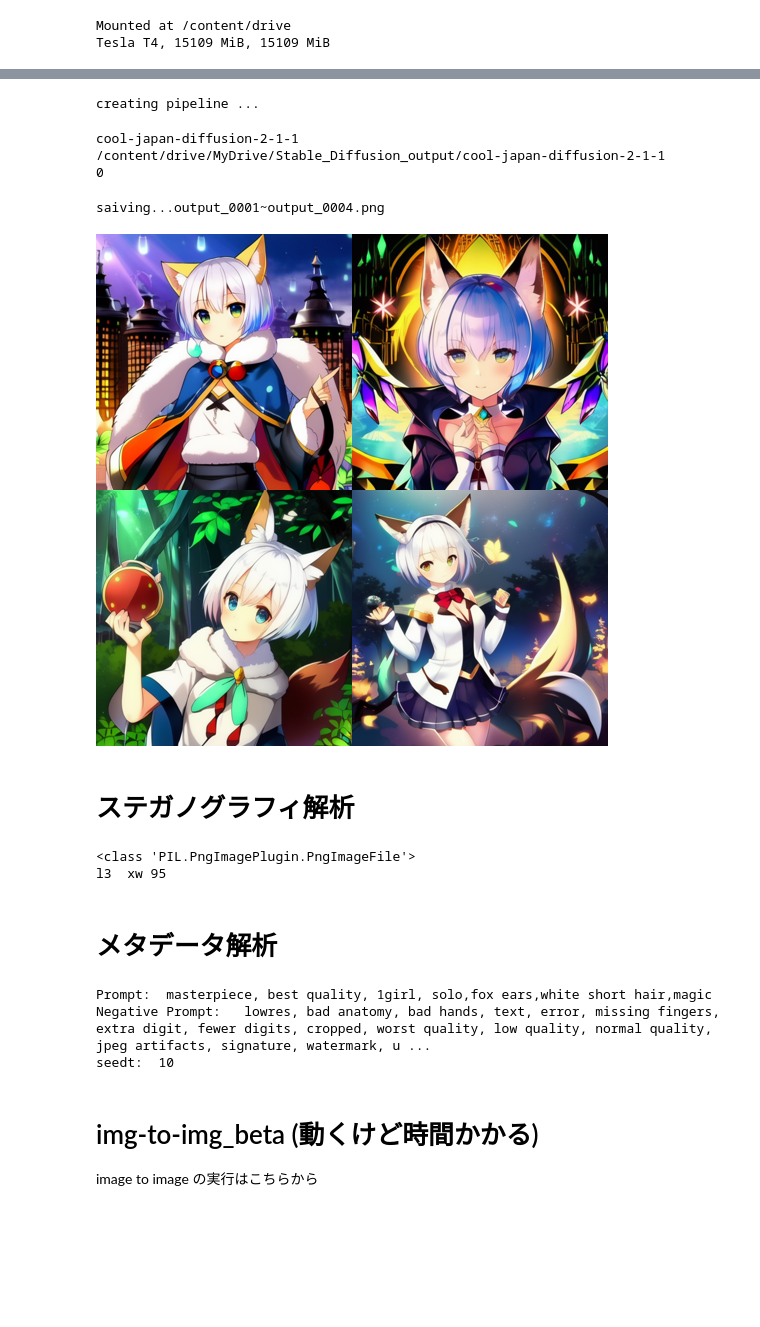
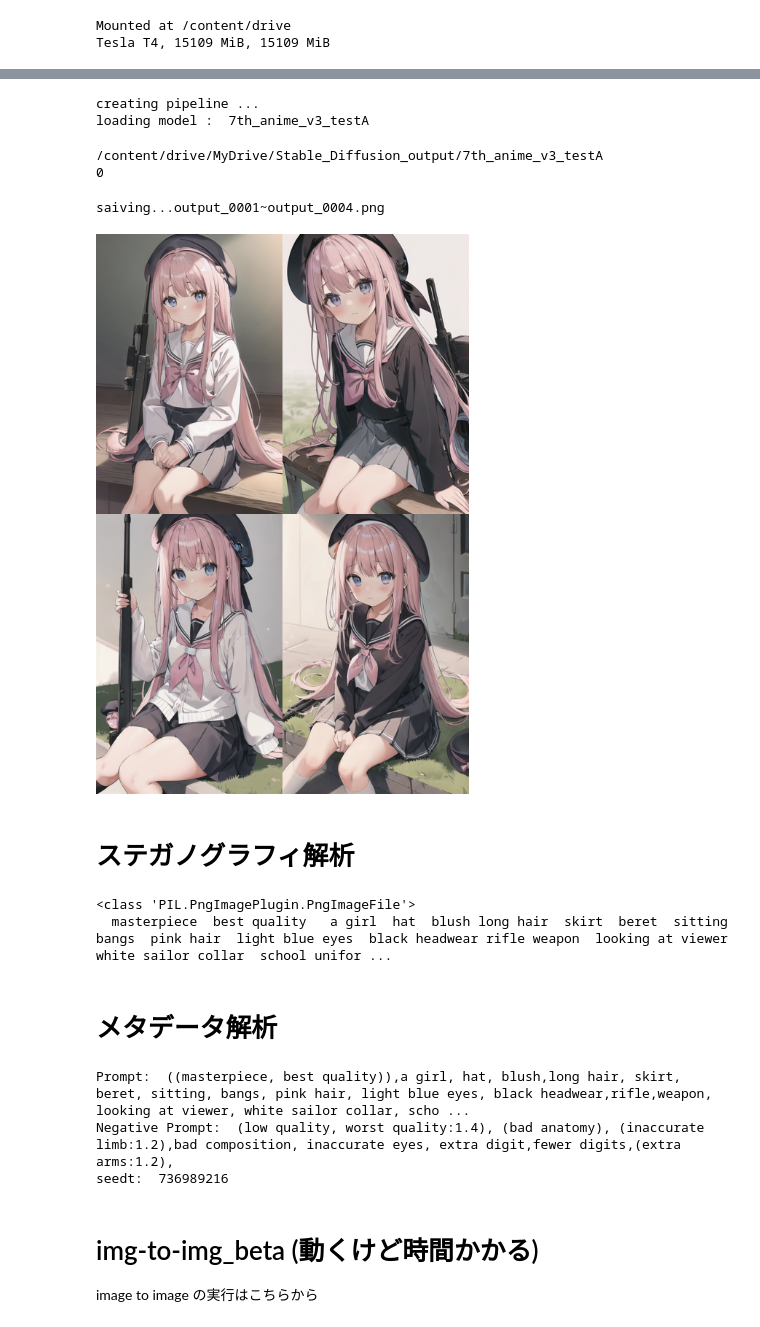
Before and after one commit to teftef6220/Stable_Diffusion_in_Colab, a Jupyter notebook: Stable_diffusion_in_colab.ipynb, the cells around one changed output, grey strips where cells are left out. Cells and saved outputs as stored; diff of their text form; code cells hidden in the pictures; blank space fills up the shorter version.

```diff
--- a/Stable_diffusion_in_colab.ipynb
+++ b/Stable_diffusion_in_colab.ipynb
@@ -51,7 +55,7 @@ Successfully installed accelerate-0.15.0 diffusers-0.12.0.dev0 huggingface-hub-0
 # %%
 #@title  モデル選択 (モデルを変更するときはここ以下を実行してください)
 #@markdown モデル選択
-model_name= "cool-japan-diffusion-2-1-1" #@param ["Stable Diffusion V1.5","Stable Diffusion V2.1","ACertainModel","Waifu Diffusion 1.4","Trinart Stable Diffusion V2","trinart_characters_19.2m_stable_diffusion_v1","Mitua Diffusion","Cyberpunk-Anime","Inkpunk-Diffusion","Van-Gogh-diffusion","cool-japan-diffusion-2-1-0-beta","cool-japan-diffusion-2-1-0","cool-japan-diffusion-for-learning-2-0","cool-japan-diffusion-2-1-1-beta","cool-japan-diffusion-2-1-1","22h/vintedois-diffusion","dreamlike-diffusion-1.0","dreamlike-photoreal-2.0","linkedin-diffusion","openjourney-v1","openjourney-v2","timeless-diffusion","Protogen_x3.4_Official_Release","Evt_V4-preview"] {allow-input: false}
+model_name= "7th_anime_v3_testA" #@param ["Stable Diffusion V1.5","Stable Diffusion V2.1","ACertainModel","Waifu Diffusion 1.4","Trinart Stable Diffusion V2","trinart_characters_19.2m_stable_diffusion_v1","Mitua Diffusion","Cyberpunk-Anime","Inkpunk-Diffusion","Van-Gogh-diffusion","cool-japan-diffusion-2-1-1","22h/vintedois-diffusion","dreamlike-diffusion-1.0","dreamlike-photoreal-2.0","linkedin-diffusion","openjourney-v1","openjourney-v2","timeless-diffusion","Protogen_x3.4_Official_Release","Evt_V4-preview","fantassified_icons","kawaiinimal-icons","halloween_diffusion","Counterfeit-V2.0","7th_anime_v3_testA"] {allow-input: false}
 # model_id = "gsdf/counterfeit-v1.0" unet 実装待ち
 # model_id = "RuminationDiffusion":"JosephusCheung/RuminationDiffusion"
 
@@ -66,10 +70,6 @@ model_dict={"Stable Diffusion V1.5":"runwayml/stable-diffusion-v1-5",
             "Cyberpunk-Anime":"DGSpitzer/Cyberpunk-Anime-Diffusion",
             "Inkpunk-Diffusion":"Envvi/Inkpunk-Diffusion",
             "Van-Gogh-diffusion":"dallinmackay/Van-Gogh-diffusion",
-            "cool-japan-diffusion-2-1-0-beta":"aipicasso/cool-japan-diffusion-2-1-0-beta",
-            "cool-japan-diffusion-2-1-0":"aipicasso/cool-japan-diffusion-2-1-0",
-            "cool-japan-diffusion-for-learning-2-0":"alfredplpl/cool-japan-diffusion-for-learning-2-0",
-            "cool-japan-diffusion-2-1-1-beta":"aipicasso/cool-japan-diffusion-2-1-1-beta",
             "cool-japan-diffusion-2-1-1":"aipicasso/cool-japan-diffusion-2-1-1",
             "22h/vintedois-diffusion":"22h/vintedois-diffusion-v0-1",
             "dreamlike-diffusion-1.0":"dreamlike-art/dreamlike-diffusion-1.0",
@@ -79,23 +79,21 @@ model_dict={"Stable Diffusion V1.5":"runwayml/stable-diffusion-v1-5",
             "timeless-diffusion":"wavymulder/timeless-diffusion",
             "openjourney-v2":"prompthero/openjourney-v2",
             "Protogen_x3.4_Official_Release":"darkstorm2150/Protogen_x3.4_Official_Release",
-            "Evt_V4-preview":"haor/Evt_V4-preview"
+            "Evt_V4-preview":"haor/Evt_V4-preview",
+            "fantassified_icons":"proxima/fantassified_icons",
+            "kawaiinimal-icons":"proxima/kawaiinimal-icons",
+            "halloween_diffusion":"proxima/halloween_diffusion",
+            "Counterfeit-V2.0":"gsdf/Counterfeit-V2.0",
+            "7th_anime_v3_testA":"syaimu/7th_test"
             }
 model_id = model_dict[model_name]
 
 print("creating pipeline ...")
-torch_dtype=torch.float16
-if "cool-japan-diffusion"in model_name :
-  pipe = StableDiffusionPipeline.from_pretrained(model_id)
-else:
-  pipe = StableDiffusionPipeline.from_pretrained(model_id, torch_dtype=torch.float16)
+print("loading model : ",model_name)
+
+pipe = StableDiffusionPipeline.from_pretrained(model_id, torch_dtype=torch.float16)
 pipe.enable_attention_slicing()
-print(model_name)
-if ('cool' in model_name) or ('dream' in model_name):
-  pass
-else:
-  print("safety_checker is disabled")
-  pipe.safety_checker = lambda images, **kwargs: (images, False)
+pipe.safety_checker = None
 pipe = pipe.to("cuda")
 
 # path_index=model_id.find("/")
@@ -110,23 +108,23 @@ image_num_count=len(glob.glob(sub_dir_path+'/*.png'))
 print(image_num_count)
 # %% [output]
 creating pipeline ...
+loading model :  7th_anime_v3_testA
-cool-japan-diffusion-2-1-1
-/content/drive/MyDrive/Stable_Diffusion_output/cool-japan-diffusion-2-1-1
+/content/drive/MyDrive/Stable_Diffusion_output/7th_anime_v3_testA
 0
 # %%
 #@title  同じモデル内で画像生成するときは、ここを逐一実行する(生成しまくると画像がどんどんたまっていくので注意)
 
 #@markdown Prompt入力
-prompt = "masterpiece, best quality, 1girl, solo,fox ears,white short hair,magic" #@param {type : "string"}
+prompt = "((masterpiece, best quality)),a girl, hat, blush,long hair, skirt, beret, sitting, bangs, pink hair, light blue eyes, black headwear,rifle,weapon, looking at viewer, white sailor collar, school uniform, closed mouth, black hat, sailor collar, holding weapon, long sleeves, pleated skirt, white socks," #@param {type : "string"}
 
 #@markdown Negative Prompt入力
-n_prompt = " lowres, bad anatomy, bad hands, text, error, missing fingers, extra digit, fewer digits, cropped, worst quality, low quality, normal quality, jpeg artifacts, signature, watermark, username, blurry" #@param {type : "string"}
-
-#@markdown 縦の長さ(pix)入力
-height = "512" #@param[512,768,1024]
+n_prompt = "(low quality, worst quality:1.4), (bad anatomy), (inaccurate limb:1.2),bad composition, inaccurate eyes, extra digit,fewer digits,(extra arms:1.2)," #@param {type : "string"}
 
 #@markdown 横の長さ(pix)入力
 width = "512" #@param[512,768,1024]
+
+#@markdown 縦の長さ(pix)入力
+height = "768" #@param[512,768,1024]
 
 #@markdown Scale数入力
 scale = 8 #@param{type:"number"}
@@ -135,16 +133,16 @@ scale = 8 #@param{type:"number"}
 steps = 28 #@param{type:"number"}
 
 #@markdown Random Seed (-1はランダムシード)
-seed = 10 #@param{type:"number"}
+seed = -1 #@param{type:"number"}
 
 #@markdown 生成枚数 (平方数が好ましい)
 num = "4" #@param[1,4,9,16]
 
 #@markdown scheduler選択
-scheduler= "EulerAncestralDiscrete" #@param ["PNDM", "DDIM", "DPMSolverMultistep", "LMSDiscrete", "EulerDiscrete", "EulerAncestralDiscrete"] {allow-input: false}
+scheduler= "DPMSolverMultistep" #@param ["PNDM", "DDIM", "DPMSolverMultistep", "LMSDiscrete", "EulerDiscrete", "EulerAncestralDiscrete"] {allow-input: false}
 
 #@markdown メタデータ書き込み  (こだわらない場合はデフォルト)
-how_to_embed = "Default" #@param["Default","Steganography","Both"]
+how_to_embed = "Both" #@param["Default","Steganography","Both"]
 
 import random
 import numpy as np
@@ -299,41 +297,41 @@ for num in range(img_num):
       metadata = PngInfo()
       metadata.add_text("prompt",(prompt))
       metadata.add_text("n_prompt",(n_prompt))
       metadata.add_text("seed",(str(seed)))
       steganography(prompt,n_prompt,seed,tmp_img,image_save_path,metadata)
 
   images.append(tmp_img)
 
 #make_image_tile
 def image_grid(imgs, rows, cols):
     assert len(imgs) == rows*cols
 
     w, h = imgs[0].size
     w,h=w//2,h//2
     grid = Image.new('RGB', size=(cols*w, rows*h))
     grid_w, grid_h = grid.size
 
     for i, img in enumerate(imgs):
         img = img.resize((w, h))
         grid.paste(img, box=(i%cols*w, i//cols*h))
     return grid
 
 # print(images)
 print("saiving..."+"output_"+'{0:04d}'.format(int(image_num_count-int(num)))+"~"+"output_"+'{0:04d}'.format(int(image_num_count))+".png")
 
 grid = image_grid(images, rows=int(np.sqrt(img_num)), cols=int(np.sqrt(img_num)))
 #show img tile
 grid
 # %% [output]
 saiving...output_0001~output_0004.png
-[figure, old version]
+[figure, new version]
 # %% [markdown]
 # ステガノグラフィ解析
 # %%
 #@title  ファイル番号を入力 File Number (00～ではなく自然数で(Use natural Number))
 from PIL import Image
 #@markdown ファイル番号数入力
-file_num = 1 #@param{type:"number"}
+file_num = 21 #@param{type:"number"}
 
 # img = Image.open(sys.argv[1])
 img = Image.open(sub_dir_path+"/output_"+str(file_num).zfill(4)+".png")
@@ -453,14 +451,14 @@ for y in range(size[1]):
         break
 # %% [output]
 <class 'PIL.PngImagePlugin.PngImageFile'>
-l3  xw 95
+  masterpiece  best quality   a girl  hat  blush long hair  skirt  beret  sitting  bangs  pink hair  light blue eyes  black headwear rifle weapon  looking at viewer  white sailor collar  school unifor ...
 # %% [markdown]
 # メタデータ解析
 # %%
 #@title  ファイル番号を入力 File Number (00～ではなく自然数で(Use natural Number))
 
 #@markdown ファイル番号数入力
-file_num = 1 #@param{type:"number"}
+file_num = 21 #@param{type:"number"}
 
 import sys
 from PIL import Image
@@ -473,9 +471,9 @@ print("Prompt: ",img.text['prompt'])
 print("Negative Prompt: ",img.text['n_prompt'])
 print("seedt: ",img.text['seed'])
 # %% [output]
-Prompt:  masterpiece, best quality, 1girl, solo,fox ears,white short hair,magic
-Negative Prompt:   lowres, bad anatomy, bad hands, text, error, missing fingers, extra digit, fewer digits, cropped, worst quality, low quality, normal quality, jpeg artifacts, signature, watermark, u ...
-seedt:  10
+Prompt:  ((masterpiece, best quality)),a girl, hat, blush,long hair, skirt, beret, sitting, bangs, pink hair, light blue eyes, black headwear,rifle,weapon, looking at viewer, white sailor collar, scho ...
+Negative Prompt:  (low quality, worst quality:1.4), (bad anatomy), (inaccurate limb:1.2),bad composition, inaccurate eyes, extra digit,fewer digits,(extra arms:1.2),
+seedt:  736989216
 # %% [markdown]
 # img-to-img_beta (動くけど時間かかる)
 
```
Also changed, not shown: parts of 3 cells of this notebook.
